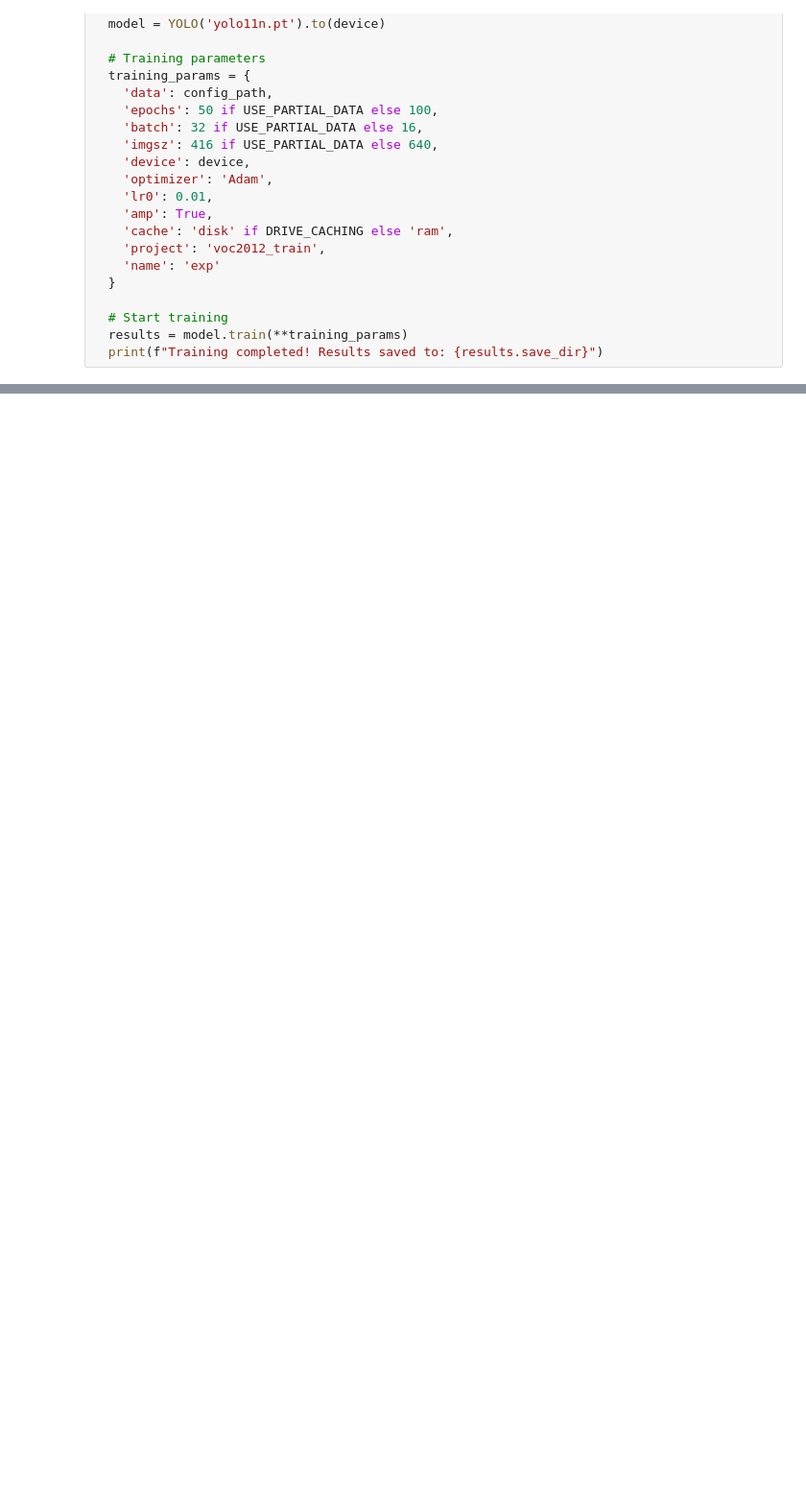
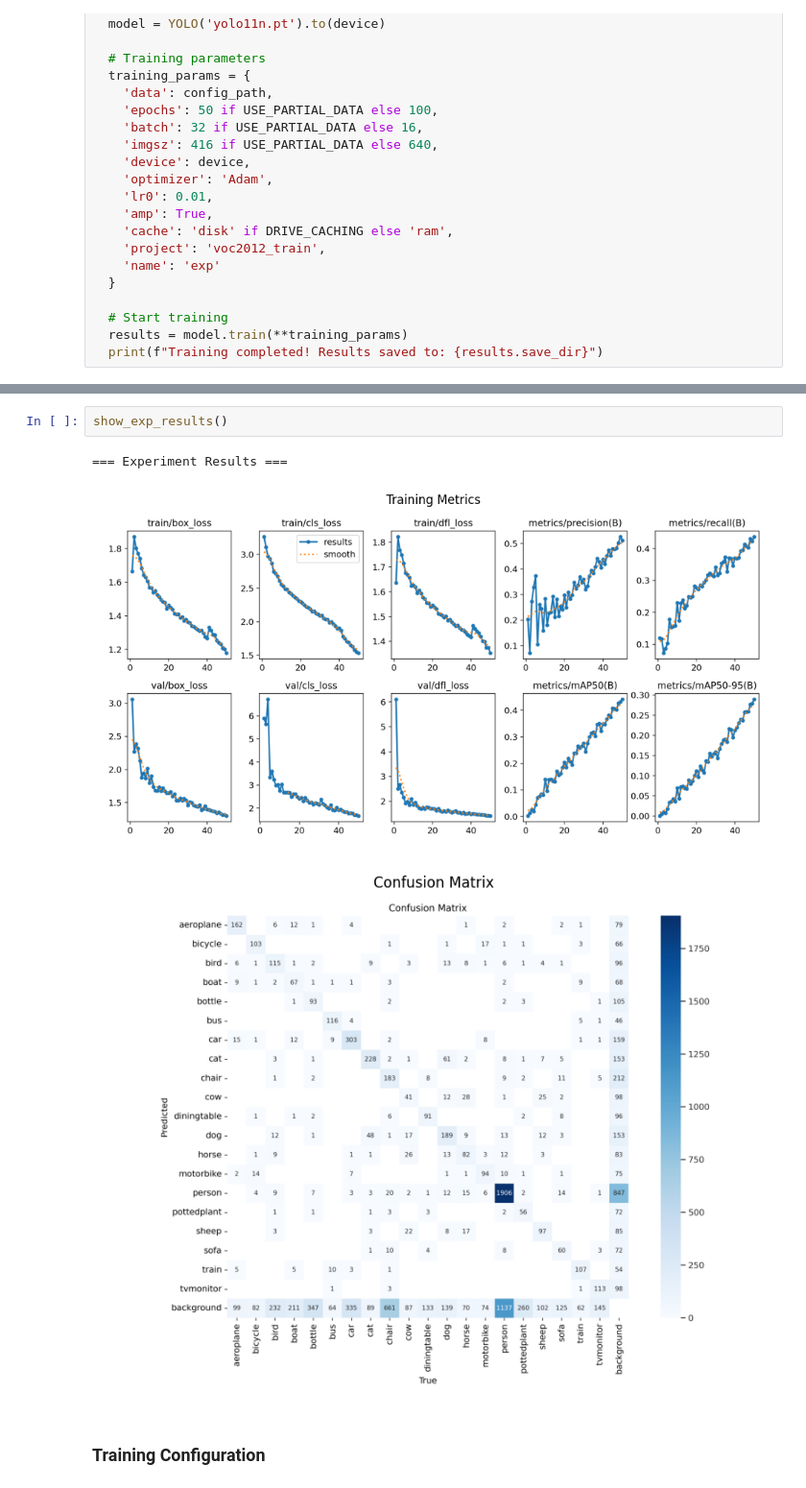
Before and after one commit to xubtoi/cryptoseek, a Jupyter notebook: Detection.ipynb, the cells around one changed output, grey strips where cells are left out. Shown at 96% size. Saved outputs shown, nothing was run; the diff lists cells and outputs as text; blank space fills up the shorter version.

```diff
--- a/Detection.ipynb
+++ b/Detection.ipynb
@@ -354,0 +433,7 @@ files.download('training_results.zip')
+# %%
+show_exp_results()
+# %% [output]
+=== Experiment Results ===
+[figure, added]
+[figure, added]
+### Training Configuration
```
Also changed, not shown: parts of 9 cells of this notebook.
